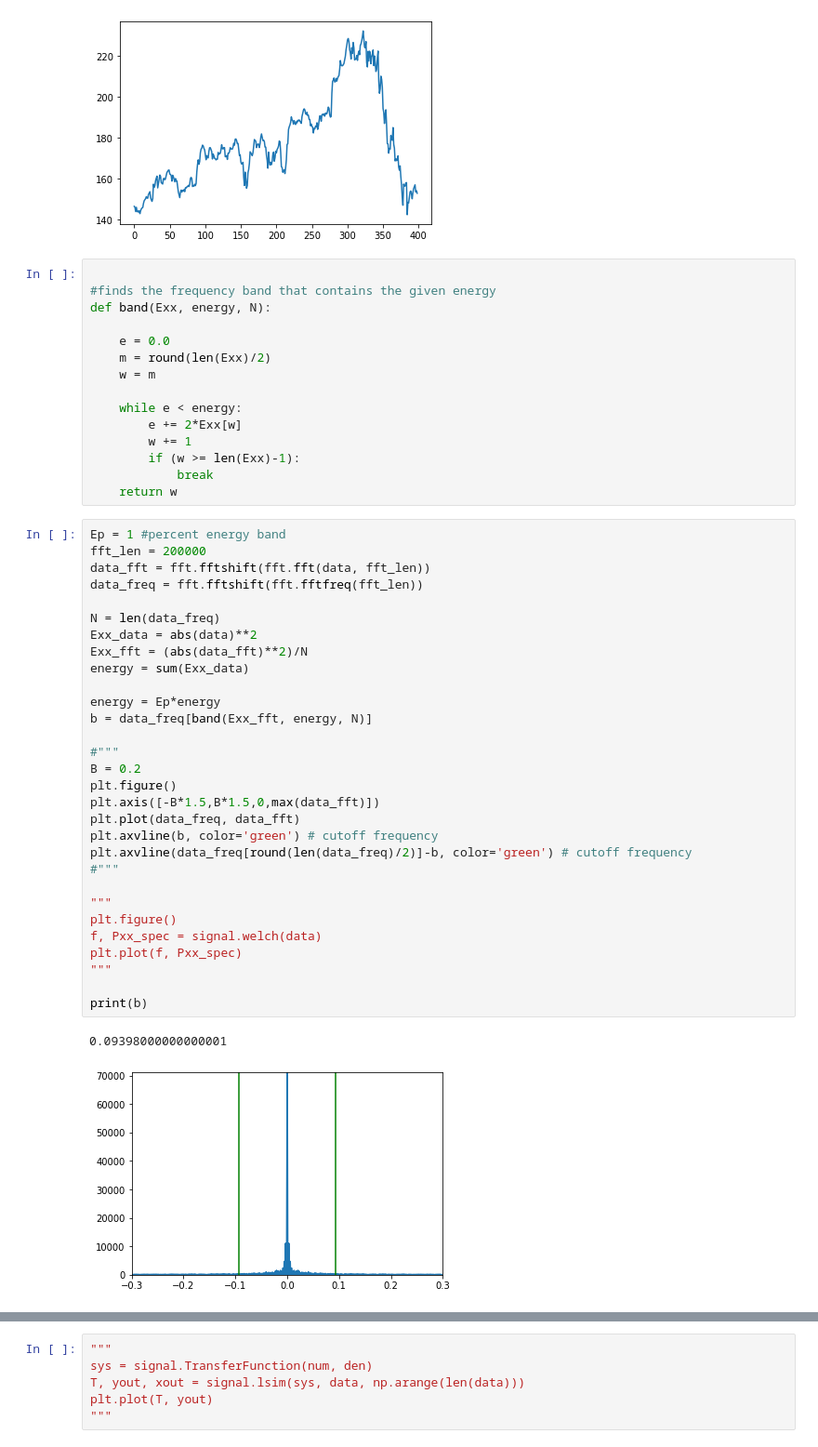
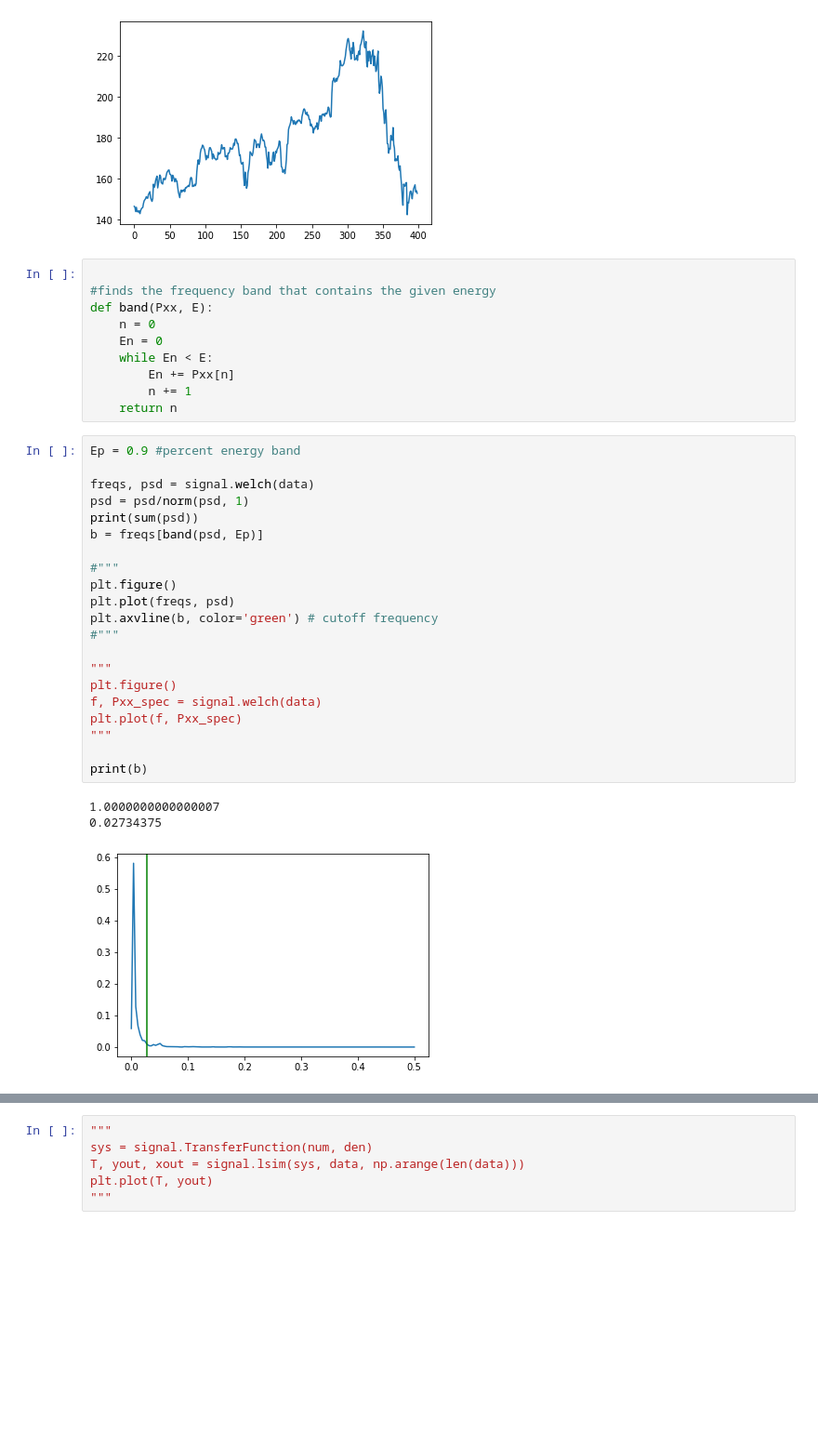
Before and after one commit to yassinkortam/ma_analysis, a Jupyter notebook: ma_analysis.ipynb, the cells around one changed output, grey strips where cells are left out. Shown: that part at 93% size. Saved outputs shown, nothing was run; the diff lists cells and outputs as text; blank space fills up the shorter version.

```diff
--- a/ma_analysis.ipynb
+++ b/ma_analysis.ipynb
@@ -31,51 +31,38 @@ plt.plot(data)
 # %%
 
 #finds the frequency band that contains the given energy
-def band(Exx, energy, N):
-
-    e = 0.0
-    m = round(len(Exx)/2)
-    w = m
-
-    while e < energy:
-        e += 2*Exx[w]
-        w += 1
-        if (w >= len(Exx)-1):
-            break
-    return w
+def band(Pxx, E):
+    n = 0
+    En = 0
+    while En < E:
+        En += Pxx[n]
+        n += 1
+    return n
-# %%
-Ep = 1 #percent energy band
-fft_len = 200000
-data_fft = fft.fftshift(fft.fft(data, fft_len))
-data_freq = fft.fftshift(fft.fftfreq(fft_len))
-
-N = len(data_freq)
-Exx_data = abs(data)**2
-Exx_fft = (abs(data_fft)**2)/N
-energy = sum(Exx_data)
-
-energy = Ep*energy
-b = data_freq[band(Exx_fft, energy, N)]
-
-#"""
-B = 0.2
-plt.figure()
-plt.axis([-B*1.5,B*1.5,0,max(data_fft)])
-plt.plot(data_freq, data_fft)
-plt.axvline(b, color='green') # cutoff frequency
-plt.axvline(data_freq[round(len(data_freq)/2)]-b, color='green') # cutoff frequency
-#"""
-
-"""
-plt.figure()
-f, Pxx_spec = signal.welch(data)
-plt.plot(f, Pxx_spec)
-"""
-
-print(b)
-# %% [output]
-0.09398000000000001
-[figure, removed]
+# %%
+Ep = 0.9 #percent energy band
+
+freqs, psd = signal.welch(data)
+psd = psd/norm(psd, 1)
+print(sum(psd))
+b = freqs[band(psd, Ep)]
+
+#"""
+plt.figure()
+plt.plot(freqs, psd)
+plt.axvline(b, color='green') # cutoff frequency
+#"""
+
+"""
+plt.figure()
+f, Pxx_spec = signal.welch(data)
+plt.plot(f, Pxx_spec)
+"""
+
+print(b)
+# %% [output]
+1.0000000000000007
+0.02734375
+[figure, added]
 # %%
 N = 15
 W = b
```
Also changed, not shown: parts of 4 cells of this notebook.
